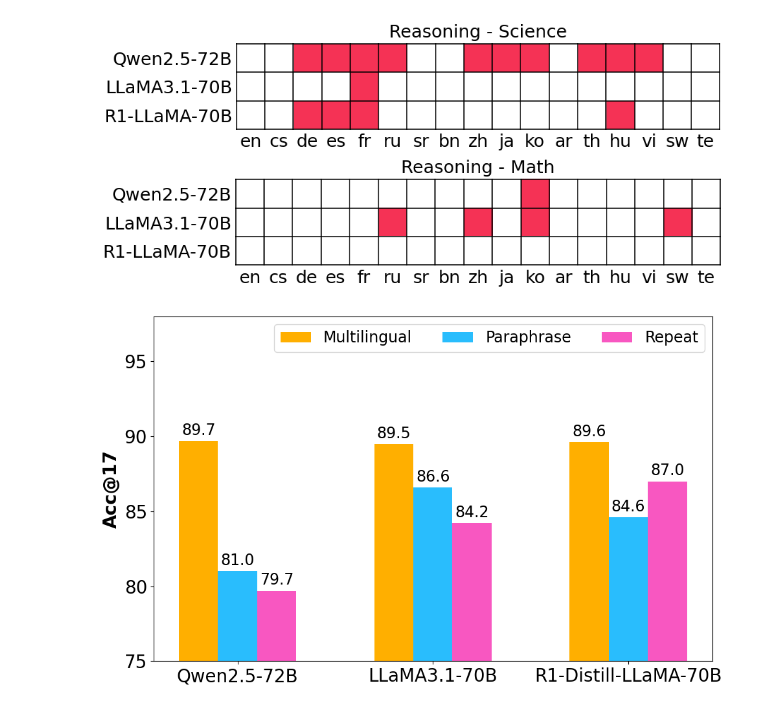
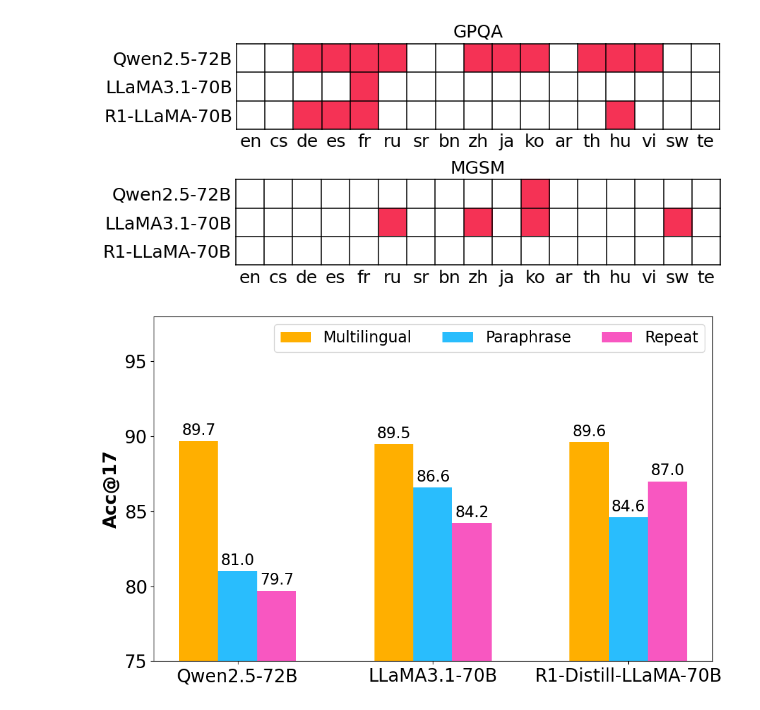
Before and after one commit to CONE-MT/multilingual_reasoning, a Jupyter notebook: code/motivation/draw_figures.ipynb, the cells around one changed output. Cells and saved outputs as stored; diff of their text form; code cells hidden in the pictures.

```diff
--- a/code/motivation/draw_figures.ipynb
+++ b/code/motivation/draw_figures.ipynb
@@ -52,7 +52,7 @@ ax1.set_xticklabels(languages, fontsize=18)
 ax1.set_yticklabels(models, fontsize=18)
 ax1.set_xlim(-0.52, len(languages) - 0.48)
 ax1.set_ylim(len(models) - 0.48, -0.53)
-ax1.set_title("Reasoning - Science", fontsize=18)
+ax1.set_title("GPQA", fontsize=18)
 
 
 # Data conversion: Representing the data as a list of lists
@@ -77,35 +77,35 @@ binary_matrix_mgsm = np.where(df_mgsm.values > df_mgsm["en"].values[:, None], 1,
 
 # Plotting
 ax2 = axes[1]
 ax2.imshow(binary_matrix_mgsm, cmap=cmap, aspect="equal", interpolation="nearest")
 
 # for i in range(len(models)):
 #     for j in range(len(languages)):
 #         ax2.text(j, i, f"{df_mgsm.iloc[i, j]:.1f}", ha='center', va='center', color="white" if binary_matrix_mgsm[i][j] else "black", fontsize=12)
 
 ax2.set_xticks(np.arange(-0.5, len(languages), 1), minor=True)
 ax2.set_yticks(np.arange(-0.5, len(models), 1), minor=True)
 ax2.grid(which='minor', color='black', linestyle='-', linewidth=1.1)
 ax2.tick_params(axis='both', which='both', length=0)
 ax2.set_xticks(np.arange(len(languages)))
 ax2.set_yticks(np.arange(len(models)))
 ax2.set_xticklabels(languages, fontsize=18)
 ax2.set_yticklabels(models, fontsize=18)
 ax2.set_xlim(-0.52, len(languages) - 0.48)
 ax2.set_ylim(len(models) - 0.48, -0.52)
-ax2.set_title("Reasoning - Math", fontsize=18)
+ax2.set_title("MGSM", fontsize=18)
 # Remove the borders of the plots
 for ax in axes:
     ax.spines['top'].set_visible(False)
     ax.spines['right'].set_visible(False)
     ax.spines['bottom'].set_visible(False)
     ax.spines['left'].set_visible(False)
 # Show the plot
 plt.tight_layout()
 plt.savefig("fig/imshow_gpqa_mgsm.pdf", bbox_inches='tight')
 plt.show()
 # %% [output]
-[figure, old version]
+[figure, new version]
 # %%
 # colors = ["#A9DEF9", "#EDE7B1", "#F694C1", "#E4C1F9", "#D3F8E2",]
 colors = ["#FFAF00", "#29BDFD", "#F857C1", "#00CBBF", "#F53255"]
```
Also changed, not shown: parts of 1 cell of this notebook, 11 other files.
